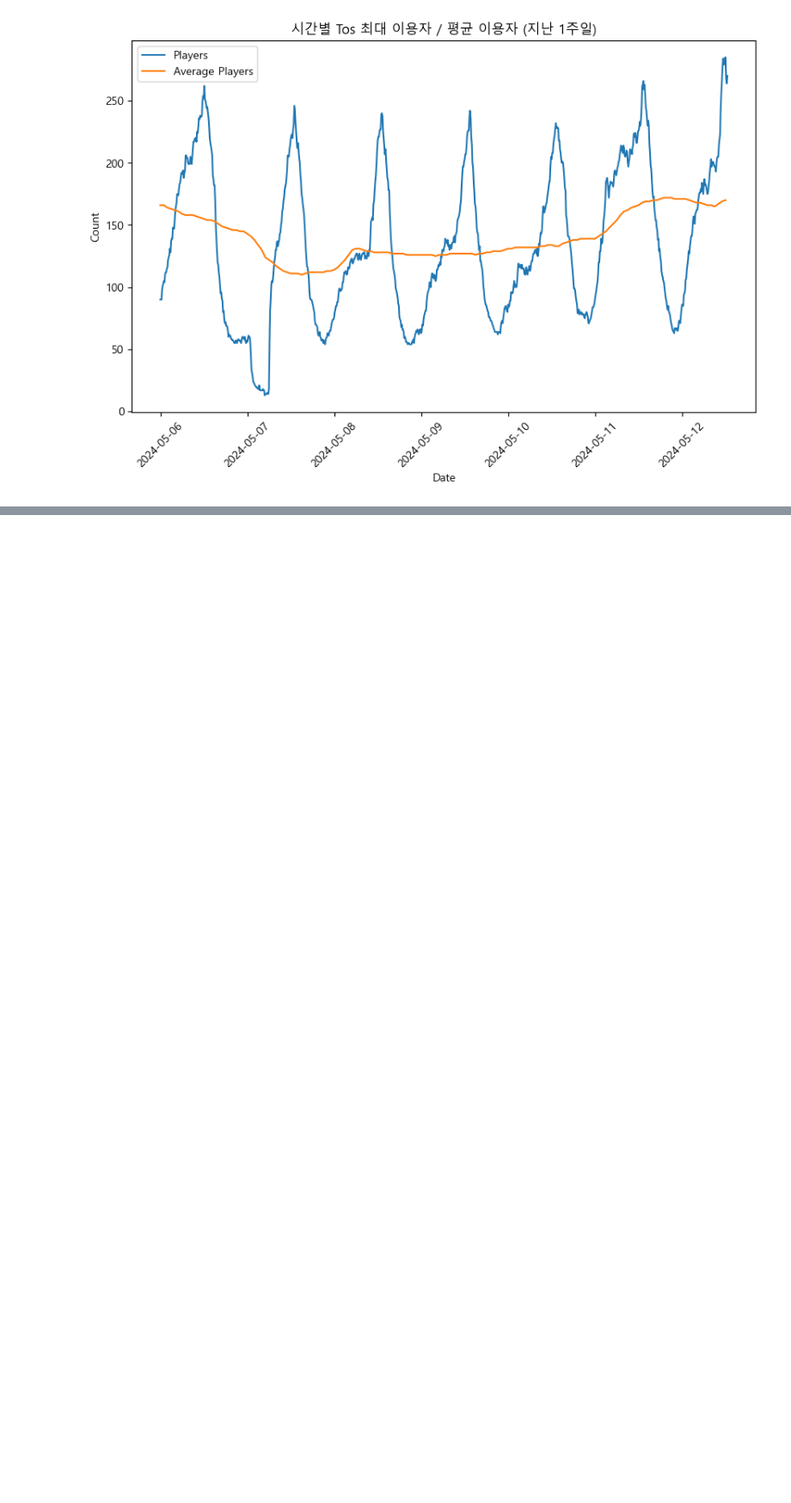
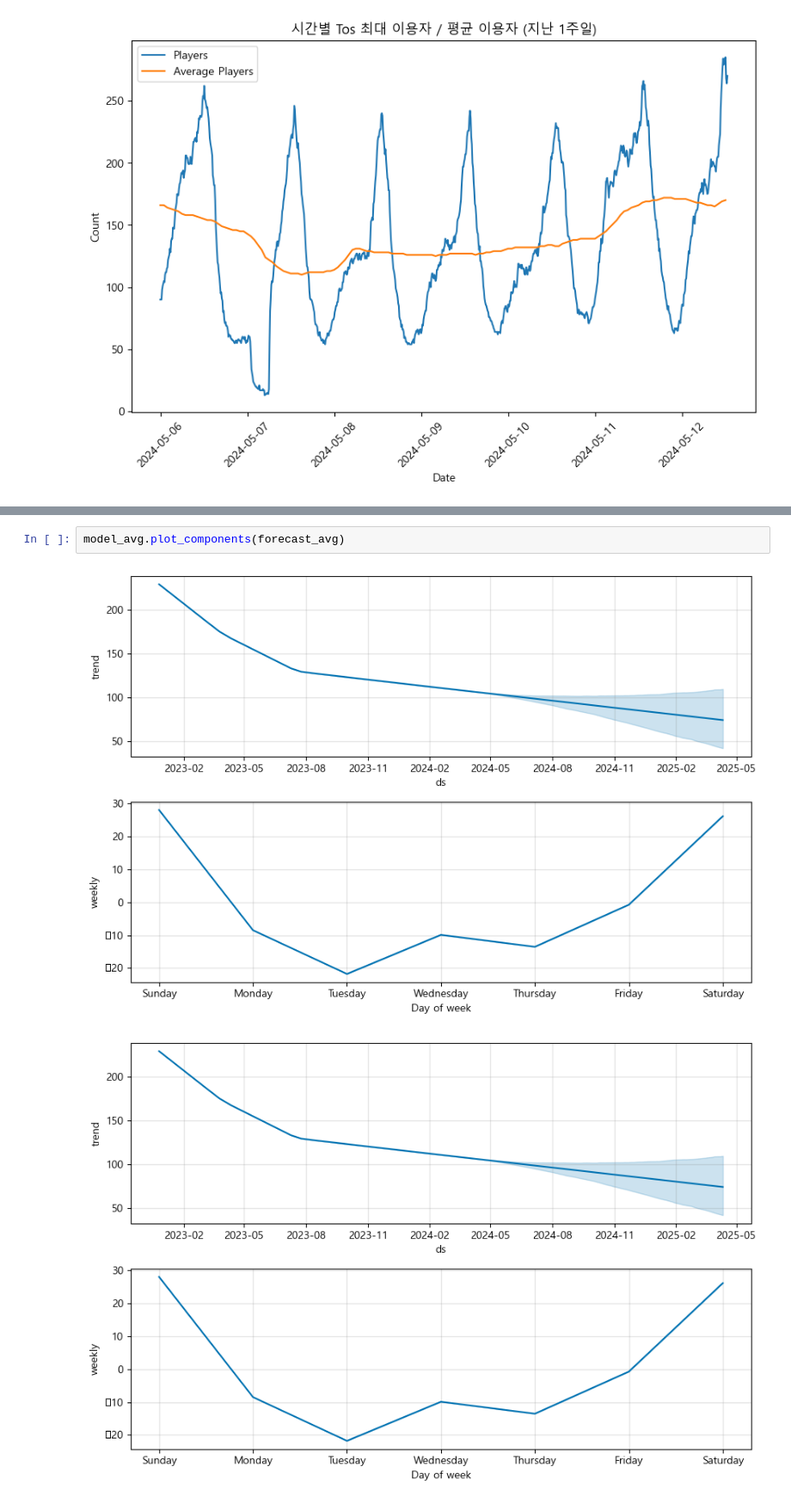
Before and after one commit to entangelk/tree_of_savior, a Jupyter notebook: docs/analysis/basic_analysis.ipynb, the cells around one changed output, grey strips where cells are left out. Shown at 86% size. Cells and saved outputs as stored; diff of their text form; blank space fills up the shorter version.

```diff
--- a/docs/analysis/basic_analysis.ipynb
+++ b/docs/analysis/basic_analysis.ipynb
@@ -245,0 +147,5 @@ plt.show()
+# %%
+model_avg.plot_components(forecast_avg)
+# %% [output]
+[figure, added]
+[figure, added]
```
Also changed, not shown: parts of 27 cells of this notebook.
